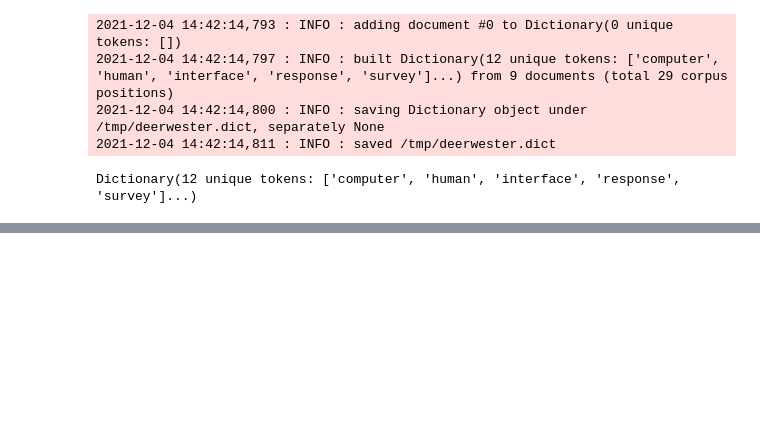
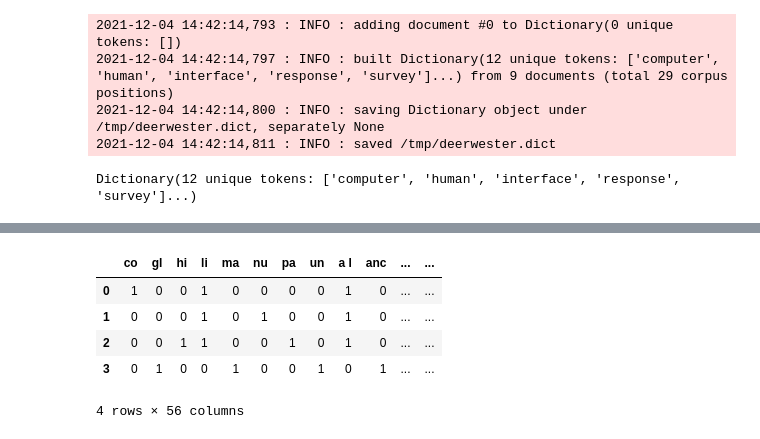
Before and after one commit to sashaaKr/thesis, a Jupyter notebook: notebooks/playground.ipynb, the cells around one changed output, grey strips where cells are left out. Cells and saved outputs as stored; diff of their text form; code cells hidden in the pictures; blank space fills up the shorter version.

```diff
--- a/notebooks/playground.ipynb
+++ b/notebooks/playground.ipynb
@@ -59,0 +78,15 @@ Dictionary(12 unique tokens: ['computer', 'human', 'interface', 'response', 'sur
+# %%
+corpus = ['sasha like coffer', 'sasha like nutella', 'sasha like his parents', 'glory glory manchester united']
+
+vectorizer = CountVectorizer(ngram_range=(3,3), analyzer='char')
+sparse_matrix = vectorizer.fit_transform(corpus)
+doc_term_matrix = sparse_matrix.todense()
+df = pd.DataFrame(doc_term_matrix, columns=vectorizer.get_feature_names())
+df
+# %% [output]
+|  | co | gl | hi | li | ma | nu | pa | un | a l | anc | ... | ... |
+| 0 | 1 | 0 | 0 | 1 | 0 | 0 | 0 | 0 | 1 | 0 | ... | ... |
+| 1 | 0 | 0 | 0 | 1 | 0 | 1 | 0 | 0 | 1 | 0 | ... | ... |
+| 2 | 0 | 0 | 1 | 1 | 0 | 0 | 1 | 0 | 1 | 0 | ... | ... |
+| 3 | 0 | 1 | 0 | 0 | 1 | 0 | 0 | 1 | 0 | 1 | ... | ... |
+4 rows × 56 columns
```
Also changed, not shown: parts of 17 cells of this notebook, 4 other files.
